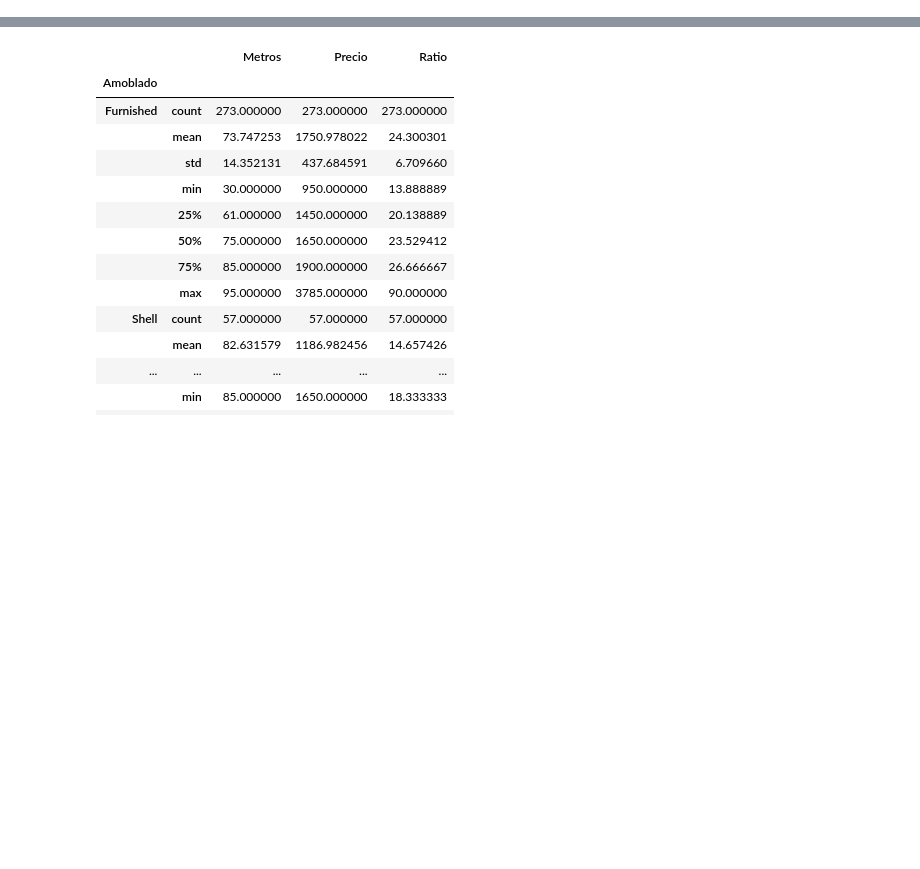
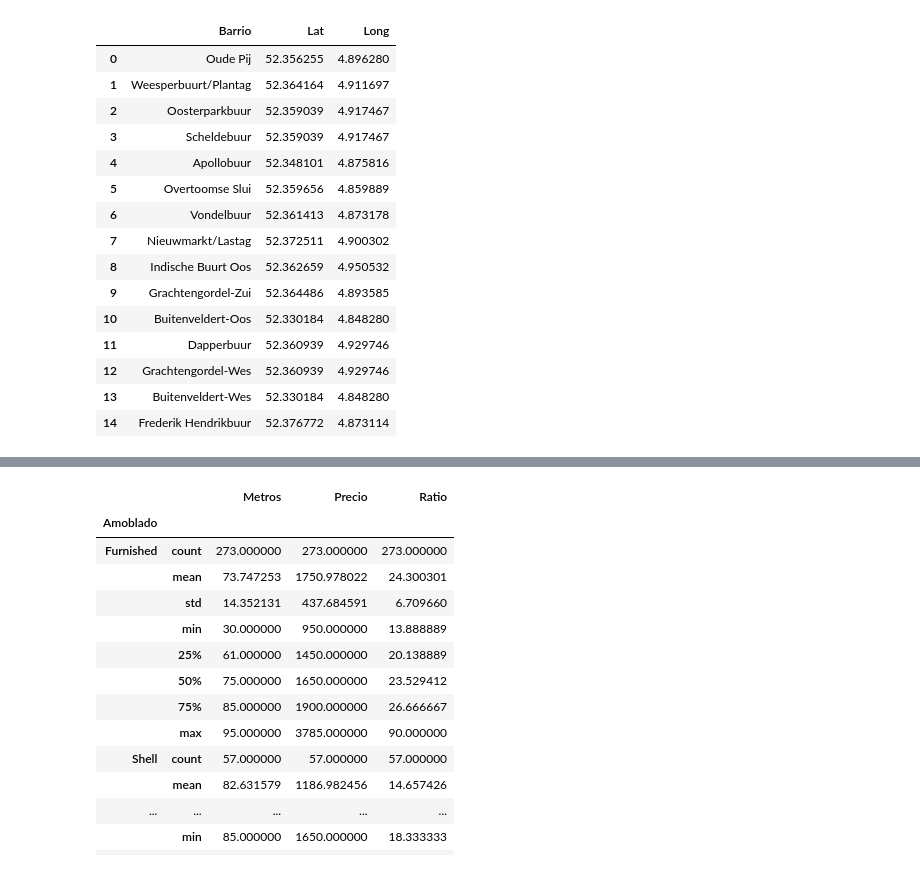
Before and after one commit to pablosiber/NetherlandsRentals, a Jupyter notebook: Rentals.ipynb, the cells around one changed output, grey strips where cells are left out. Cells and saved outputs as stored; diff of their text form; code cells hidden in the pictures; blank space fills up the shorter version.

```diff
--- a/Rentals.ipynb
+++ b/Rentals.ipynb
@@ -6,0 +10,19 @@ data = pd.read_csv('output.csv_clean',keep_default_na=False,names=['Barrio','Pre
+# %%
+location.head(15)
+# %% [output]
+|  | Barrio | Lat | Long |
+| 0 | Oude Pij | 52.356255 | 4.896280 |
+| 1 | Weesperbuurt/Plantag | 52.364164 | 4.911697 |
+| 2 | Oosterparkbuur | 52.359039 | 4.917467 |
+| 3 | Scheldebuur | 52.359039 | 4.917467 |
+| 4 | Apollobuur | 52.348101 | 4.875816 |
+| 5 | Overtoomse Slui | 52.359656 | 4.859889 |
+| 6 | Vondelbuur | 52.361413 | 4.873178 |
+| 7 | Nieuwmarkt/Lastag | 52.372511 | 4.900302 |
+| 8 | Indische Buurt Oos | 52.362659 | 4.950532 |
+| 9 | Grachtengordel-Zui | 52.364486 | 4.893585 |
+| 10 | Buitenveldert-Oos | 52.330184 | 4.848280 |
+| 11 | Dapperbuur | 52.360939 | 4.929746 |
+| 12 | Grachtengordel-Wes | 52.360939 | 4.929746 |
+| 13 | Buitenveldert-Wes | 52.330184 | 4.848280 |
+| 14 | Frederik Hendrikbuur | 52.376772 | 4.873114 |
```
Also changed, not shown: parts of 6 cells of this notebook, 13 other files.
